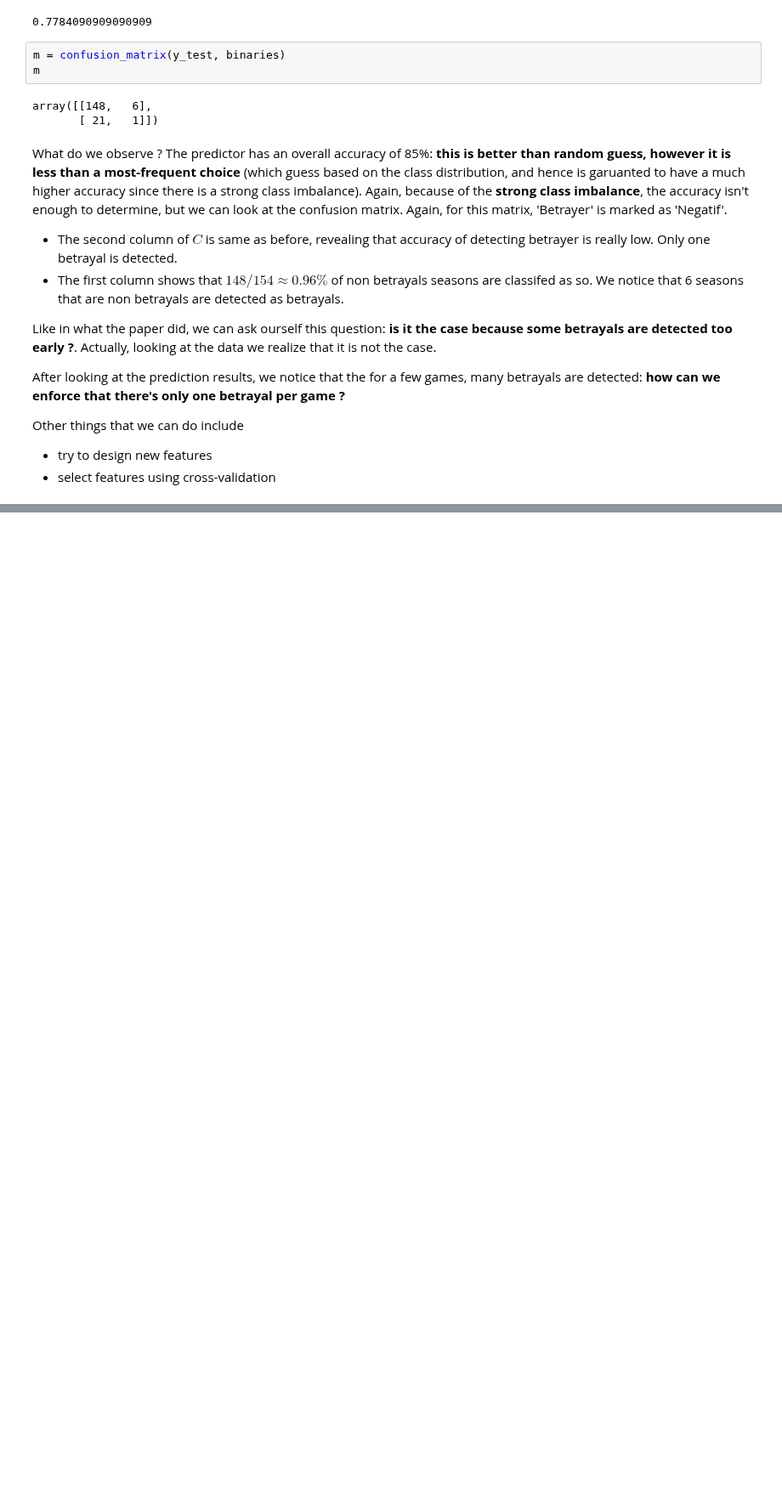
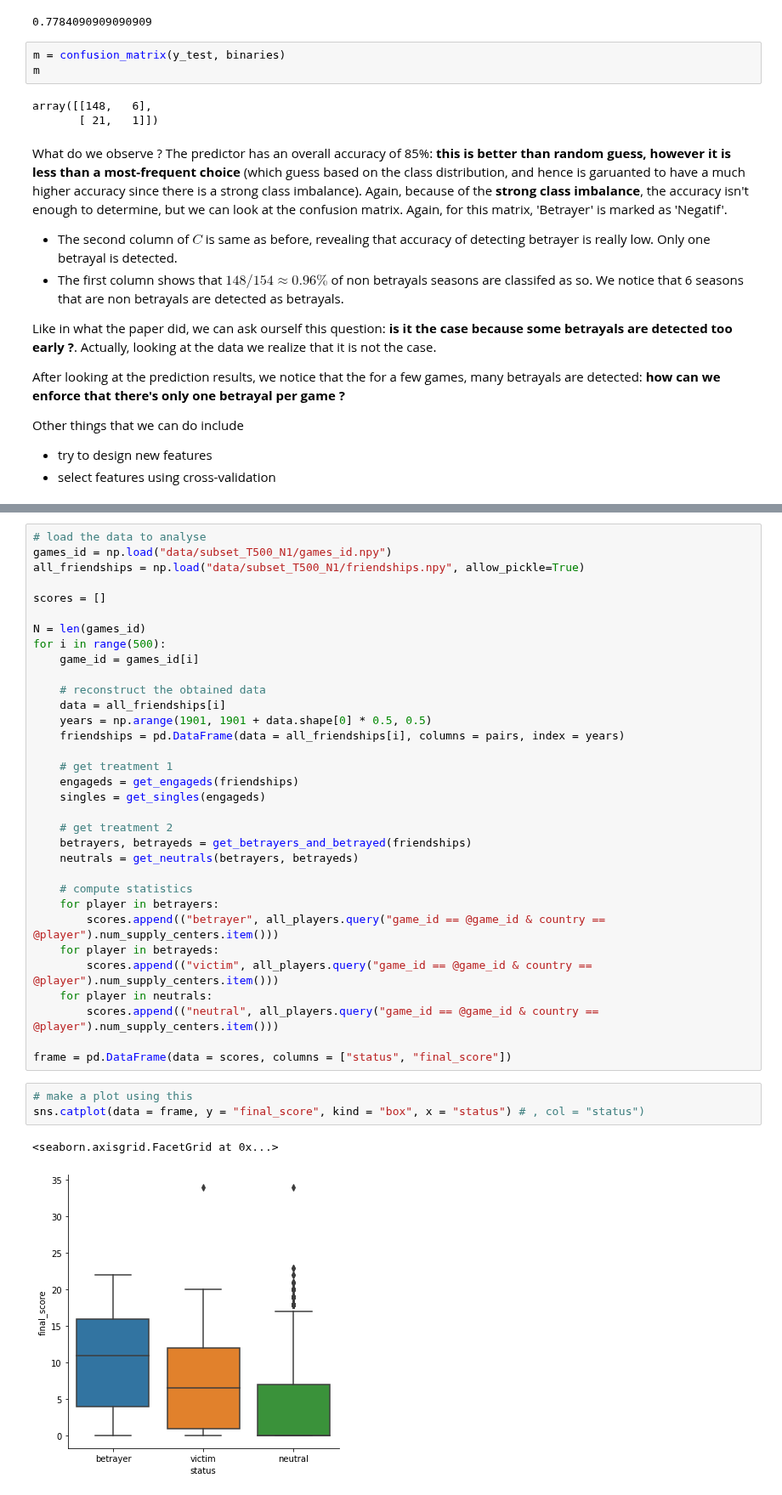
Before and after one commit to epfl-ada/ada-2020-project-milestone-p3-p3_chic, a Jupyter notebook: p4.ipynb, the cells around one changed output, grey strips where cells are left out. Shown at 85% size. Cells and saved outputs as stored; diff of their text form; blank space fills up the shorter version.

```diff
--- a/p4.ipynb
+++ b/p4.ipynb
@@ -1239,0 +1298,39 @@ Other things that we can do include
+# %%
+# load the data to analyse
+games_id = np.load("data/subset_T500_N1/games_id.npy")
+all_friendships = np.load("data/subset_T500_N1/friendships.npy", allow_pickle=True)
+
+scores = []
+
+N = len(games_id)
+for i in range(500):
+    game_id = games_id[i]
+
+    # reconstruct the obtained data
+    data = all_friendships[i]
+    years = np.arange(1901, 1901 + data.shape[0] * 0.5, 0.5)
+    friendships = pd.DataFrame(data = all_friendships[i], columns = pairs, index = years)
+
+    # get treatment 1
+    engageds = get_engageds(friendships)
+    singles = get_singles(engageds)
+
+    # get treatment 2
+    betrayers, betrayeds = get_betrayers_and_betrayed(friendships)
+    neutrals = get_neutrals(betrayers, betrayeds)
+
+    # compute statistics
+    for player in betrayers:
+        scores.append(("betrayer", all_players.query("game_id == @game_id & country == @player").num_supply_centers.item()))
+    for player in betrayeds:
+        scores.append(("victim", all_players.query("game_id == @game_id & country == @player").num_supply_centers.item()))
+    for player in neutrals:
+        scores.append(("neutral", all_players.query("game_id == @game_id & country == @player").num_supply_centers.item()))
+
+frame = pd.DataFrame(data = scores, columns = ["status", "final_score"])
+# %%
+# make a plot using this
+sns.catplot(data = frame, y = "final_score", kind = "box", x = "status") # , col = "status")
+# %% [output]
+<seaborn.axisgrid.FacetGrid at 0x...>
+[figure, added]
```
Also changed, not shown: parts of 10 cells of this notebook.
